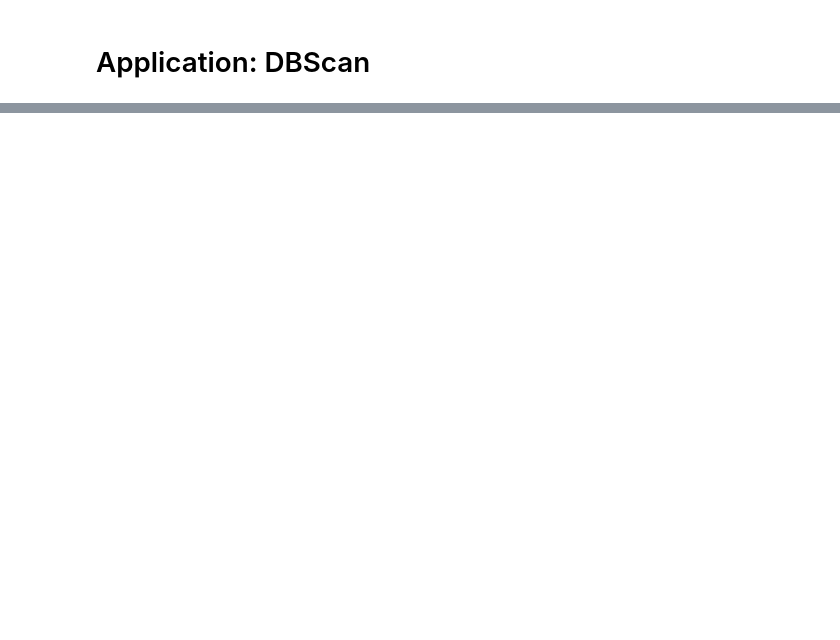
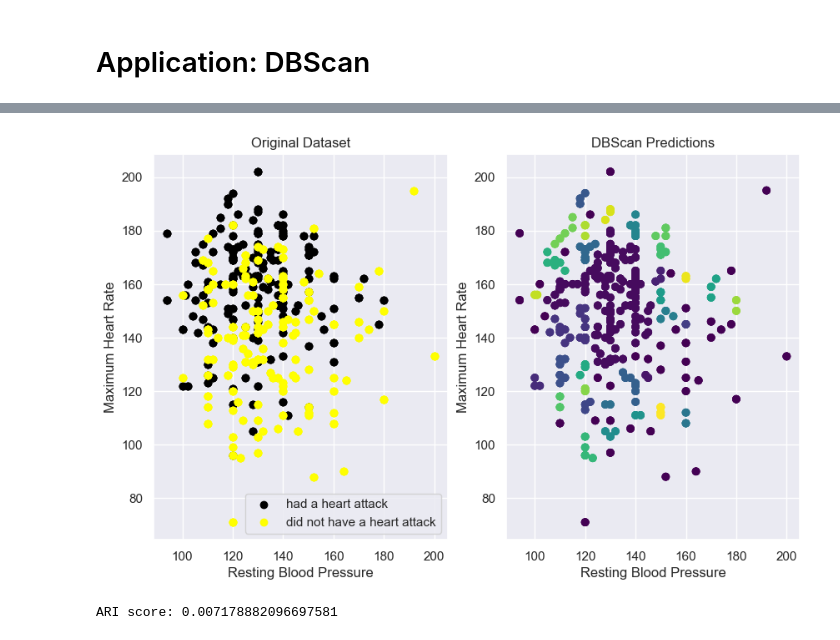
Before and after one commit to faithz314/INDE577, a Jupyter notebook: 577repo/Unsupervised Learning/1_K Means Clustering & DBA Scan/Heart Attack Again.ipynb, the cells around one changed output, grey strips where cells are left out. Cells and saved outputs as stored; diff of their text form; code cells hidden in the pictures; blank space fills up the shorter version.

Commit message:
dbscan

```diff
--- a/577repo/Unsupervised Learning/1_K Means Clustering & DBA Scan/Heart Attack Again.ipynb
+++ b/577repo/Unsupervised Learning/1_K Means Clustering & DBA Scan/Heart Attack Again.ipynb
@@ -140,0 +157,16 @@ So not bad! I think something really funny about K-means is that it will literal
+# %%
+from sklearn.cluster import DBSCAN
+from sklearn.preprocessing import MinMaxScaler
+
+X = df.loc[:, ['trestbps', 'thalach']]
+
+
+scaler = MinMaxScaler()
+X_normalized = scaler.fit_transform(X)
+X_normalized_df = pd.DataFrame(X_normalized, columns=X.columns)
+
+dbscan = DBSCAN(eps= 4, min_samples=5)
+dbscan.fit(X)
+dblabels = dbscan.fit_predict(X)
+
+print(dblabels[:100])
@@ -140,0 +183,32 @@ So not bad! I think something really funny about K-means is that it will literal
+# %%
+fig, (ax1, ax2) = plt.subplots(1,2, figsize=(10, 6))
+
+
+ax1.scatter(die['trestbps'],
+            die['thalach'],
+            color='black',
+            label='had a heart attack')
+
+ax1.scatter(live['trestbps'],
+            live['thalach'],
+            color='yellow',
+            label='did not have a heart attack')
+
+ax1.set_title('Original Dataset')
+ax1.set_xlabel('Resting Blood Pressure')
+ax1.set_ylabel('Maximum Heart Rate')
+ax1.legend()
+
+ax2.scatter(X.iloc[:, 0], X.iloc[:, 1], c=dblabels, marker = 'o', cmap='viridis')
+ax2.set_title('DBScan Predictions')
+ax2.set_xlabel('Resting Blood Pressure')
+ax2.set_ylabel('Maximum Heart Rate')
+plt.show()
+# %% [output]
+[figure, added]
+# %%
+ari = adjusted_rand_score(y_true, dblabels)
+
+print("ARI score:", ari)
+# %% [output]
+ARI score: 0.007178882096697581
```
Also changed, not shown: parts of 10 cells of this notebook.
